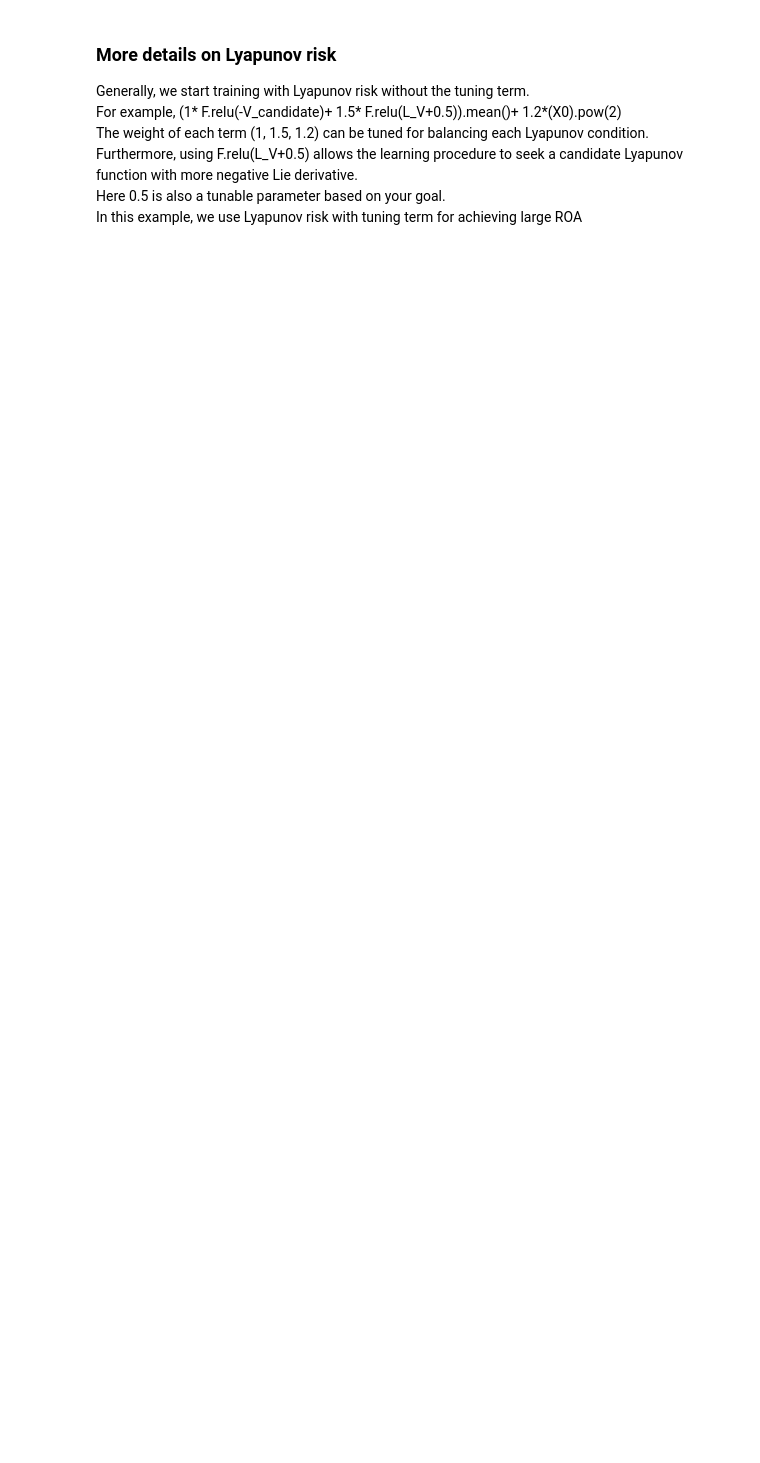
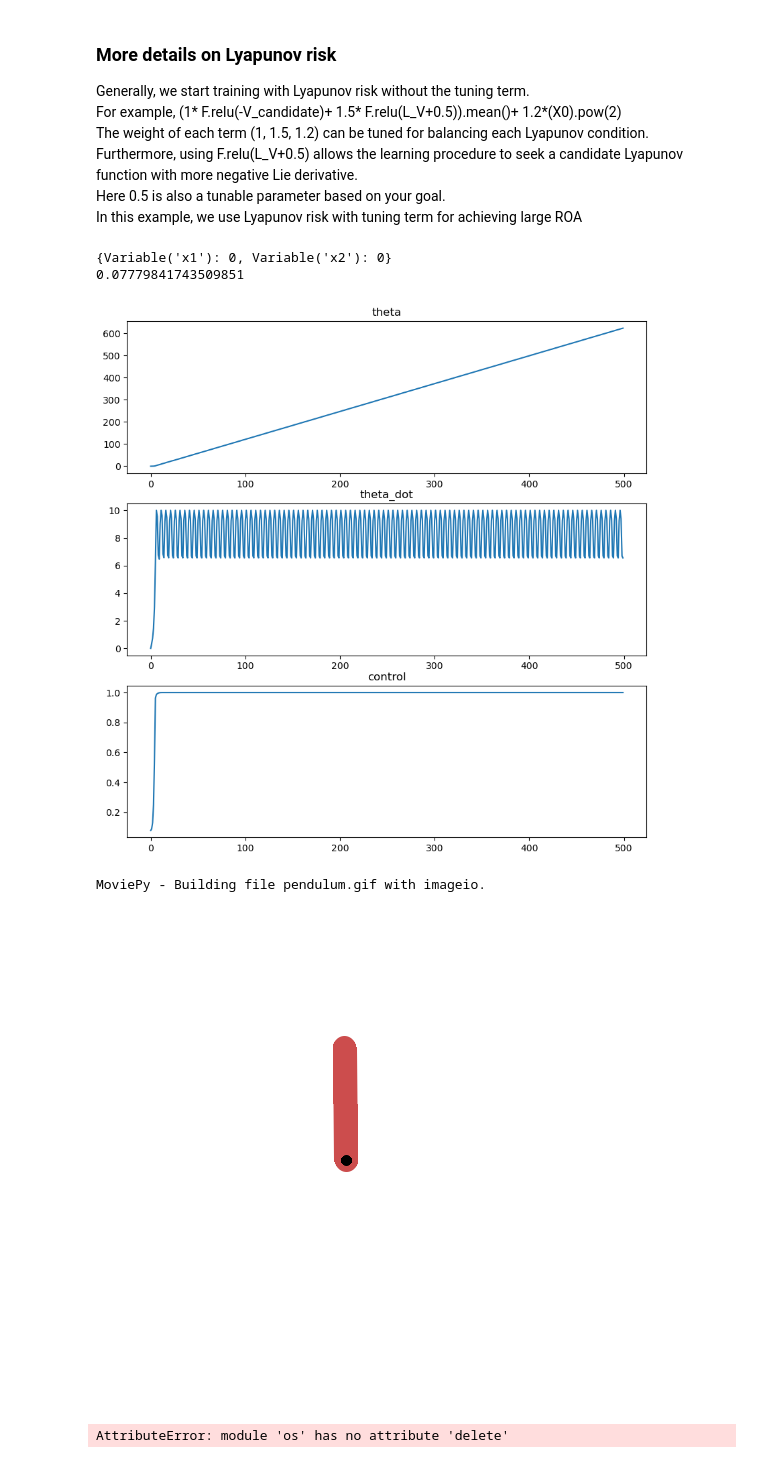
Before and after one commit to spbisc97/Neural-Lyapunov-Control, a Jupyter notebook: Inverted _Pendulum.ipynb, the cells around one changed output. Drawn from its saved outputs; the diff is of its cells as text; code cells hidden in the pictures; blank space fills up the shorter version.

```diff
--- a/Inverted _Pendulum.ipynb
+++ b/Inverted _Pendulum.ipynb
@@ -114,7 +111,7 @@ ball_ub = 6
 # %%
 out_iters = 0
 valid = False
-set_prev_weight = False
+set_prev_weight = True
 
 while out_iters < 2 and not valid:
     datefolder=datetime.now().strftime("%Y%m%d-%H%M%S")
@@ -235,4 +258,7 @@ eval_env = {x1:0,x2:0}
 print(eval_env)
 control=V_learn.Evaluate(eval_env)
 print(control)
+# %% [output]
+{Variable('x1'): 0, Variable('x2'): 0}
+0.07779841743509851
 # %%
@@ -253,34 +278,39 @@ env=RenderCollection(env)
 env.reset()
 y1=[]
 y2=[]
 controls=[]
 for i in range(500):
     # env.render()
     eval_env = {x1:env.state[0],x2:env.state[1]}
     control=V_learn.Evaluate(eval_env)
     if i<0:
         control=0
     y1.append(env.state[0])
     y2.append(env.state[1])
     controls.append(control)
 
     env.step(np.array([control]))
 
 frames=env.render()
 
 env.close()
 fix,ax=pyplot.subplots(3,1,figsize=(10,10))
 ax[0].plot(y1)
 ax[0].set_title("theta")
 ax[1].plot(y2)
 ax[1].set_title("theta_dot")
 ax[2].plot(controls)
 ax[2].set_title("control")
 pyplot.show()
 gif=ImageSequenceClip(frames,fps=30)
 gif.write_gif("pendulum.gif")
 display(Image('pendulum.gif'))
-os.delete('pendulum.gif')
+os.remove("pendulum.gif")
+# %% [output]
+[figure, added]
+MoviePy - Building file pendulum.gif with imageio.
+[figure, added]
+AttributeError: module 'os' has no attribute 'delete'
 # %%
 env = gym.make(
     "FrictionPendulum",
```
Also changed, not shown: parts of 5 cells of this notebook.
